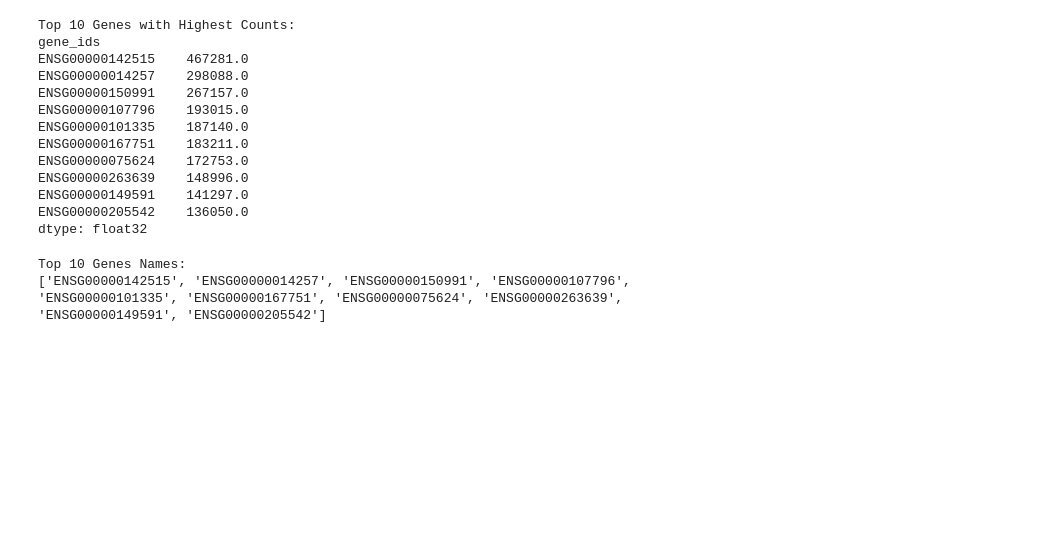
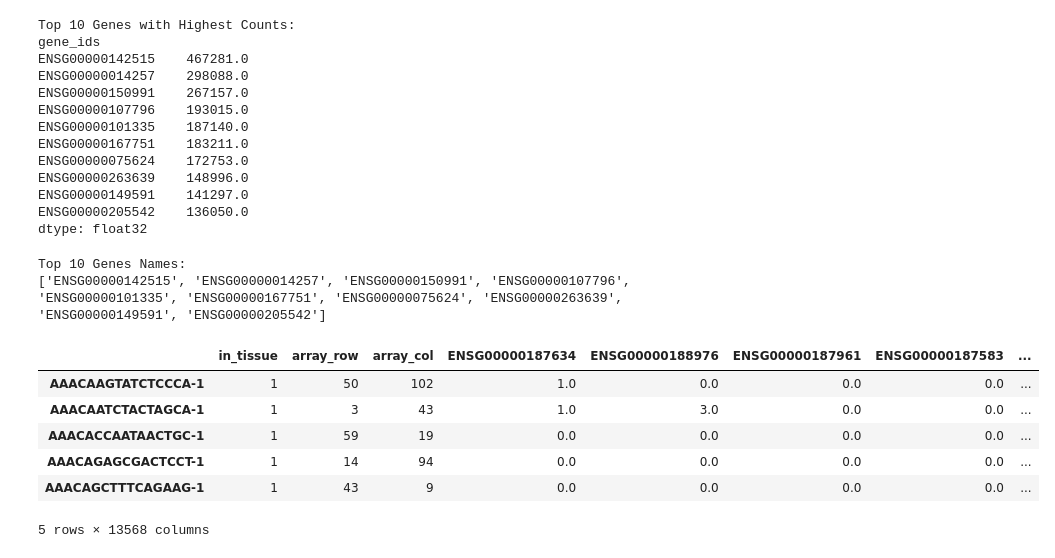
Before and after one commit to KrazyKats/dsc_214, a Jupyter notebook: EDA2.ipynb, the cells around one changed output. Saved outputs shown, nothing was run; the diff lists cells and outputs as text; code cells hidden in the pictures; blank space fills up the shorter version.

```diff
--- a/EDA2.ipynb
+++ b/EDA2.ipynb
@@ -223,3 +191,22 @@ print(top_genes_names)
 # %% [output]
 Top 10 Genes Names:
 ['ENSG00000142515', 'ENSG00000014257', 'ENSG00000150991', 'ENSG00000107796', 'ENSG00000101335', 'ENSG00000167751', 'ENSG00000075624', 'ENSG00000263639', 'ENSG00000149591', 'ENSG00000205542']
+# %%
+# make a big df of all the data
+all_data_df = joined_df.copy()
+
+# drop columns n_genes_by_counts,log1p_n_genes_by_counts,total_counts,log1p_total_counts,pct_counts_in_top_50_genes,pct_counts_in_top_100_genes,pct_counts_in_top_200_genes,pct_counts_in_top_500_genes,n_genes,size_factors
+all_data_df.drop(columns=['n_genes_by_counts', 'log1p_n_genes_by_counts', 'total_counts',
+                        'log1p_total_counts', 'pct_counts_in_top_50_genes',
+                        'pct_counts_in_top_100_genes', 'pct_counts_in_top_200_genes',
+                        'pct_counts_in_top_500_genes', 'n_genes', 'size_factors'], inplace=True)
+
+all_data_df.head()
+# %% [output]
+|  | in_tissue | array_row | array_col | ENSG00000187634 | ENSG00000188976 | ENSG00000187961 | ENSG00000187583 | ... |
+| AAACAAGTATCTCCCA-1 | 1 | 50 | 102 | 1.0 | 0.0 | 0.0 | 0.0 | ... |
+| AAACAATCTACTAGCA-1 | 1 | 3 | 43 | 1.0 | 3.0 | 0.0 | 0.0 | ... |
+| AAACACCAATAACTGC-1 | 1 | 59 | 19 | 0.0 | 0.0 | 0.0 | 0.0 | ... |
+| AAACAGAGCGACTCCT-1 | 1 | 14 | 94 | 0.0 | 0.0 | 0.0 | 0.0 | ... |
+| AAACAGCTTTCAGAAG-1 | 1 | 43 | 9 | 0.0 | 0.0 | 0.0 | 0.0 | ... |
+5 rows × 13568 columns
```
Also changed, not shown: parts of 11 cells of this notebook.
